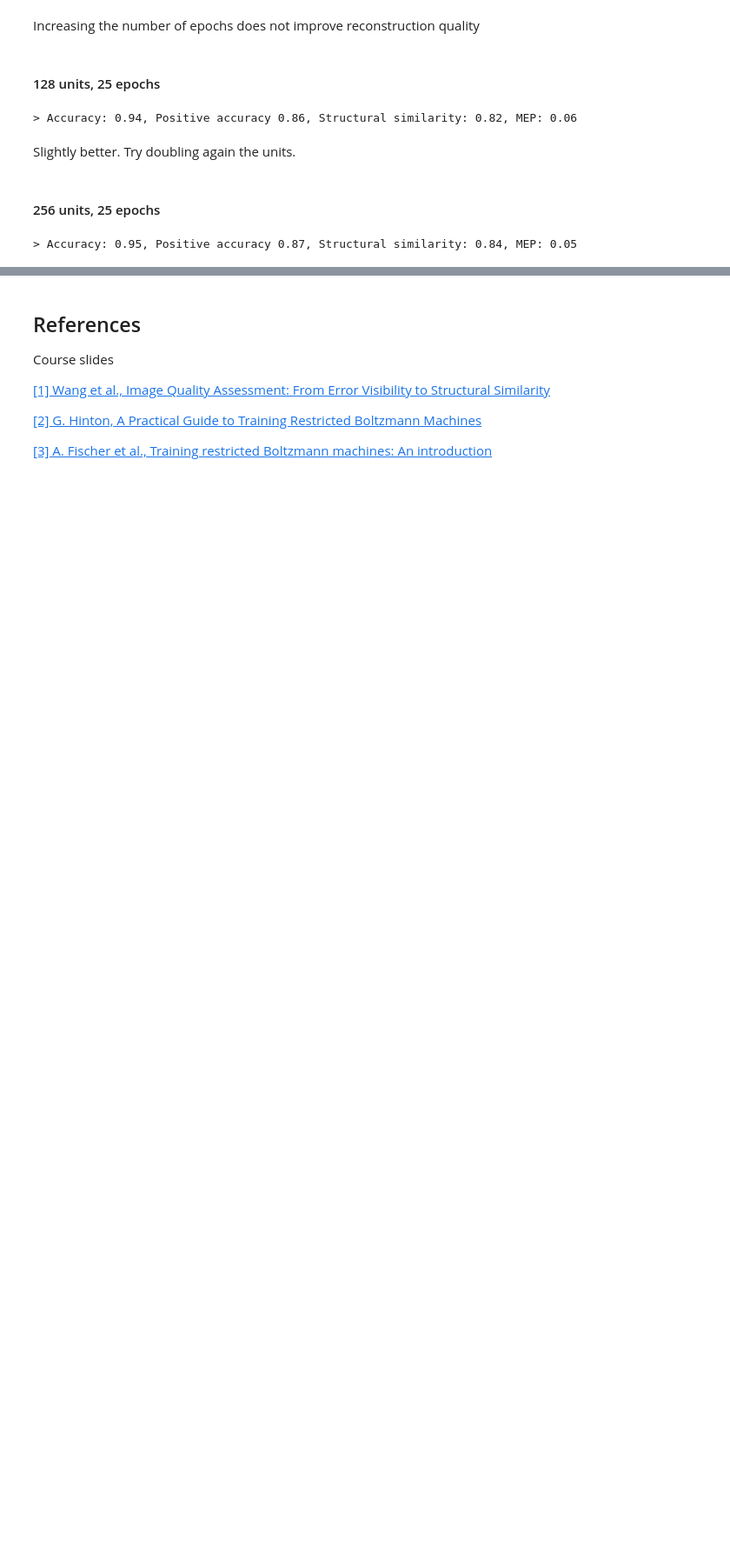
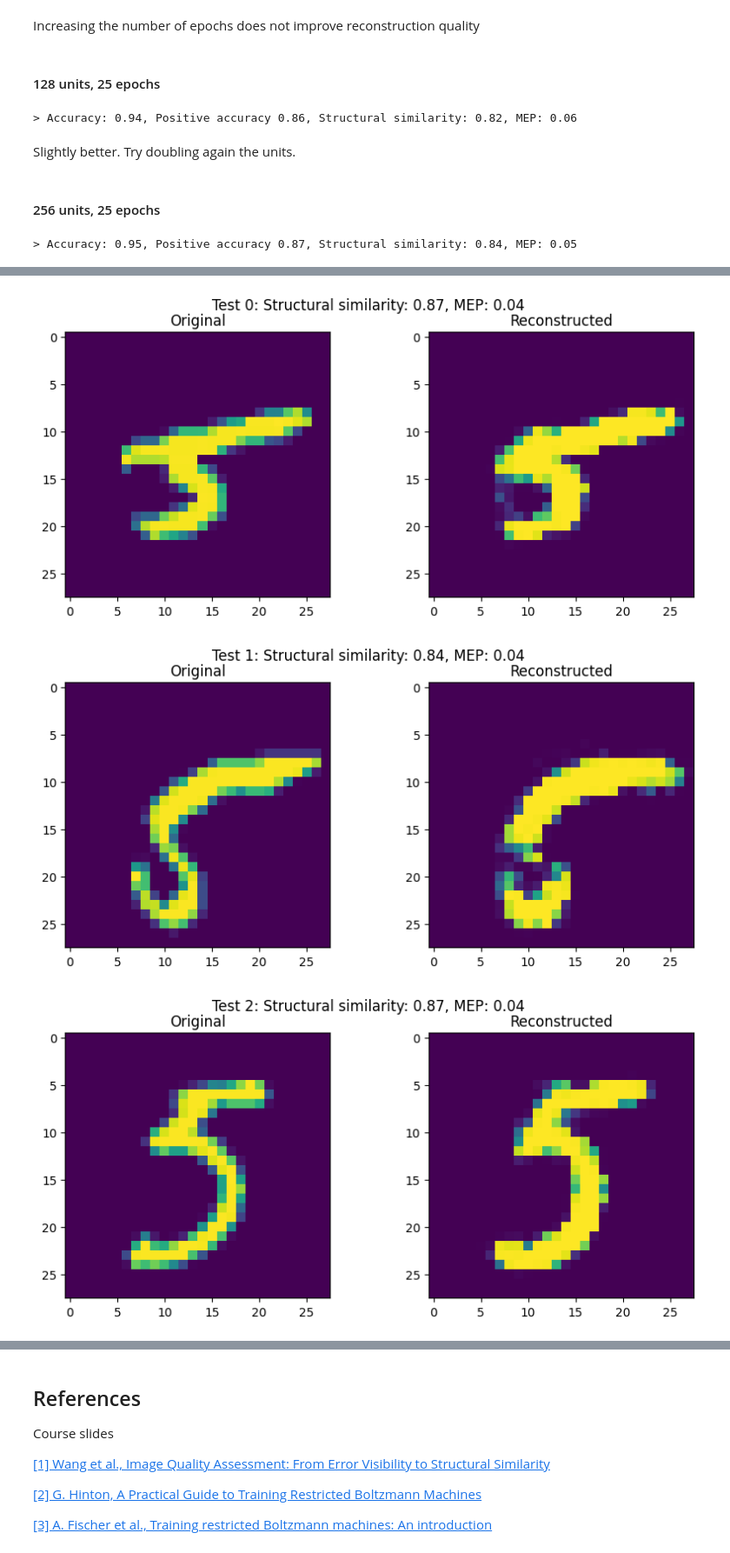
Before and after one commit to vornao/ispr-assignments, a Jupyter notebook: assignment-two/notebook.ipynb, the cells around one changed output, grey strips where cells are left out. Shown at 87% size. Cells and saved outputs as stored; diff of their text form; code cells hidden in the pictures; blank space fills up the shorter version.

```diff
--- a/assignment-two/notebook.ipynb
+++ b/assignment-two/notebook.ipynb
@@ -249,0 +248,7 @@ Training RBM for digit 9
+# %%
+rbm = RBM(784, 256)
+rbm.train(X_train_bin[y_train == 5], epochs=25, learning_rate=0.1)
+
+# evaluate the rbm
+acc, rec, ssim, pe = evaluate_rbm(rbm, X_test_bin[y_test == 5])
+print(f"> Accuracy: {acc:.2f}, Positive accuracy {rec:.2f}, Structural similarity: {ssim:.2f}, MEP: {pe:.2f} ")
@@ -249,0 +259,20 @@ Training RBM for digit 9
+# %%
+# print the original image and the reconstructed one
+for x in range(5):
+    test_sample = X_test[y_test == 5][np.random.randint(0, X_test[y_test == 5].shape[0])]
+    reconstructed = rbm.reconstruct(test_sample, sample=False)
+
+    ssim = structural_similarity(reconstructed, test_sample, data_range=1)
+    pe= mep(reconstructed, test_sample)
+
+    fig, axes = plt.subplots(1, 2, figsize=(10, 4))
+    axes[0].imshow(test_sample.reshape(28, 28))
+    axes[1].imshow(reconstructed.reshape(28, 28))
+    # add labels
+    fig.suptitle(f"Test {x}: Structural similarity: {ssim:.2f}, MEP: {pe:.2f}")
+    axes[0].set_title('Original')
+    axes[1].set_title('Reconstructed')
+# %% [output]
+[figure, added]
+[figure, added]
+[figure, added]
```
Also changed, not shown: parts of 18 cells of this notebook.
